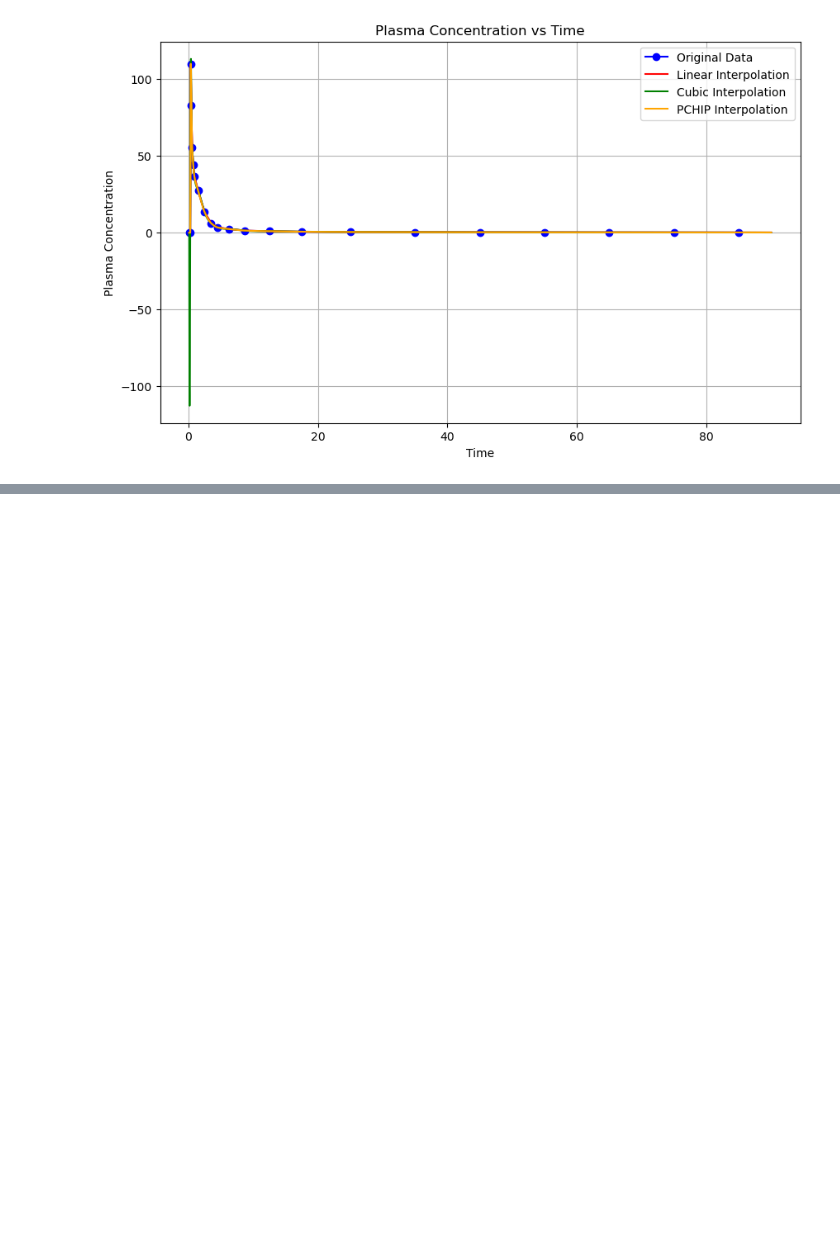
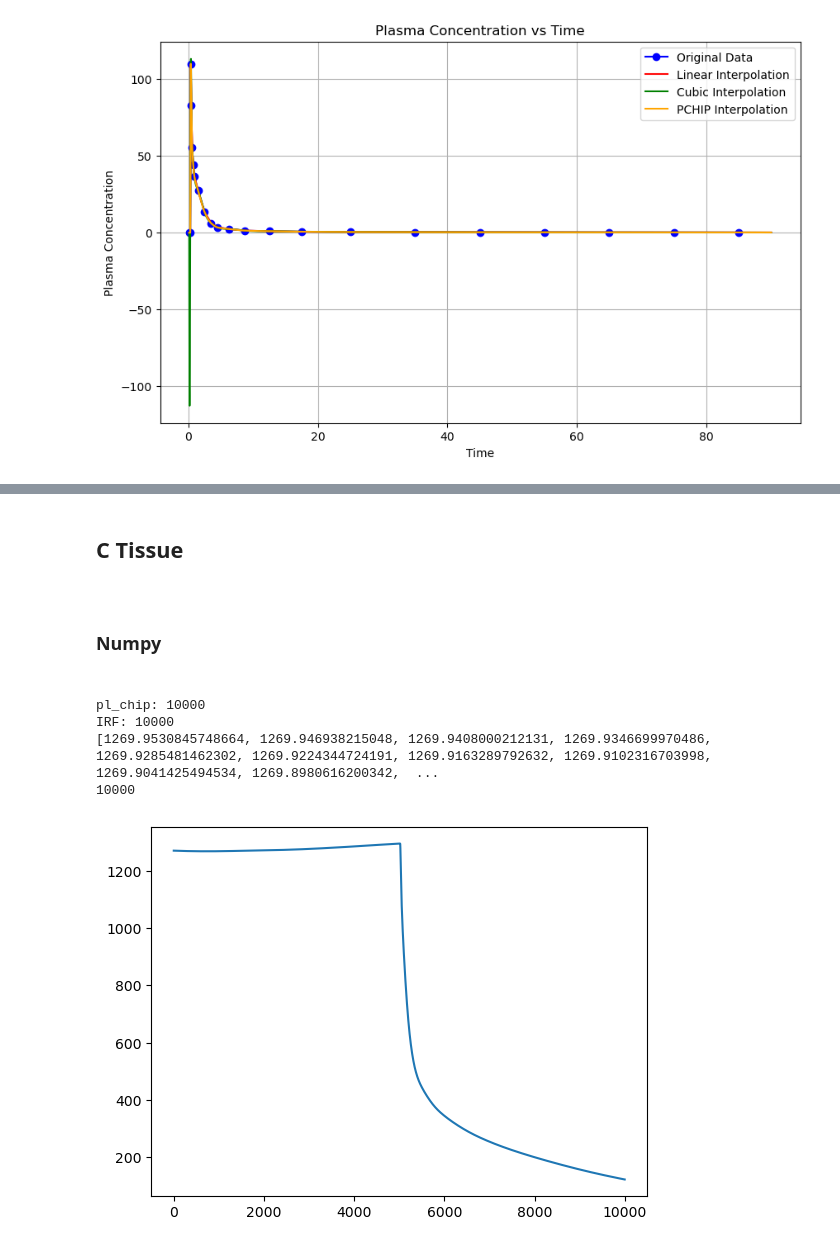
Before and after one commit to QuimSerraFaber/MSc-Thesis, a Jupyter notebook: Tests.ipynb, the cells around one changed output, grey strips where cells are left out. Cells and saved outputs as stored; diff of their text form; code cells hidden in the pictures; blank space fills up the shorter version.

```diff
--- a/Tests.ipynb
+++ b/Tests.ipynb
@@ -90 +161,3 @@ print(IRF_values)
+# %% [markdown]
+<h2> C Tissue <h2>
 # %%
@@ -158,0 +232,39 @@ def simulated_tac2(IRF_values, pchip_pl):
+# %% [markdown]
+<h3> Numpy <h3>
+# %%
+def c_tissue4(IRF_values, pchip_pl):
+    """
+    Calculates the simulated C_Tissue values for the given IRF and plasma concentration values.
+
+    Parameters:
+    IRF_values (list): The IRF values.
+    pchip_pl (list): Plasma concentration values interpolated using PCHIP.
+
+    Returns:
+    list: The simulated C_Tissue values.
+    """
+
+    # Compute the convolution of the two lists
+    simulated_c_tissue_values = np.convolve(IRF_values, pchip_pl, mode='same')
+
+    return simulated_c_tissue_values.tolist()
+# %%
+simulated_c_tissue_values = c_tissue4(IRF_values, pchip_pl)
+
+print("pl_chip:", len(pchip_pl))
+print("IRF:", len(IRF_values))
+
+print(simulated_c_tissue_values)
+print(len(simulated_c_tissue_values))
+# %% [output]
+pl_chip: 10000
+IRF: 10000
+[1269.9530845748664, 1269.946938215048, 1269.9408000212131, 1269.9346699970486, 1269.9285481462302, 1269.9224344724191, 1269.9163289792632, 1269.9102316703998, 1269.9041425494534, 1269.8980616200342,  ...
+10000
+# %%
+# Plot c_tissue4 values
+
+plt.plot(simulated_c_tissue_values)
+plt.show()
+# %% [output]
+[figure, added]
```
Also changed, not shown: parts of 22 cells of this notebook.
